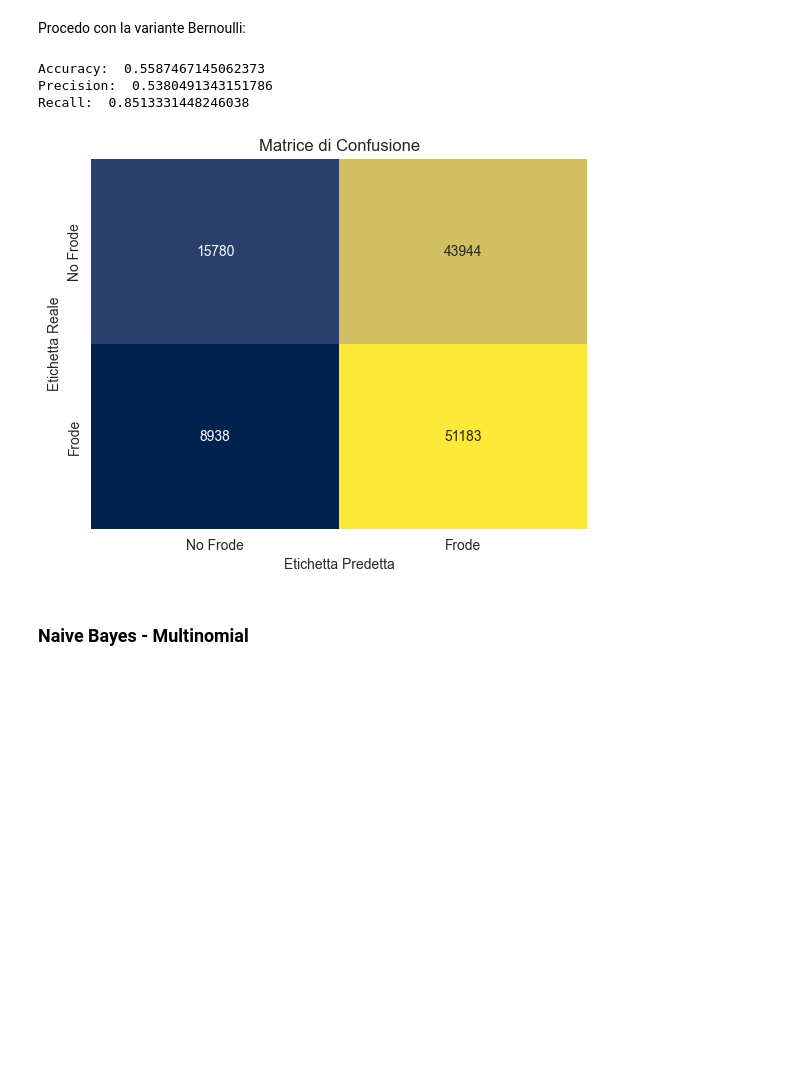
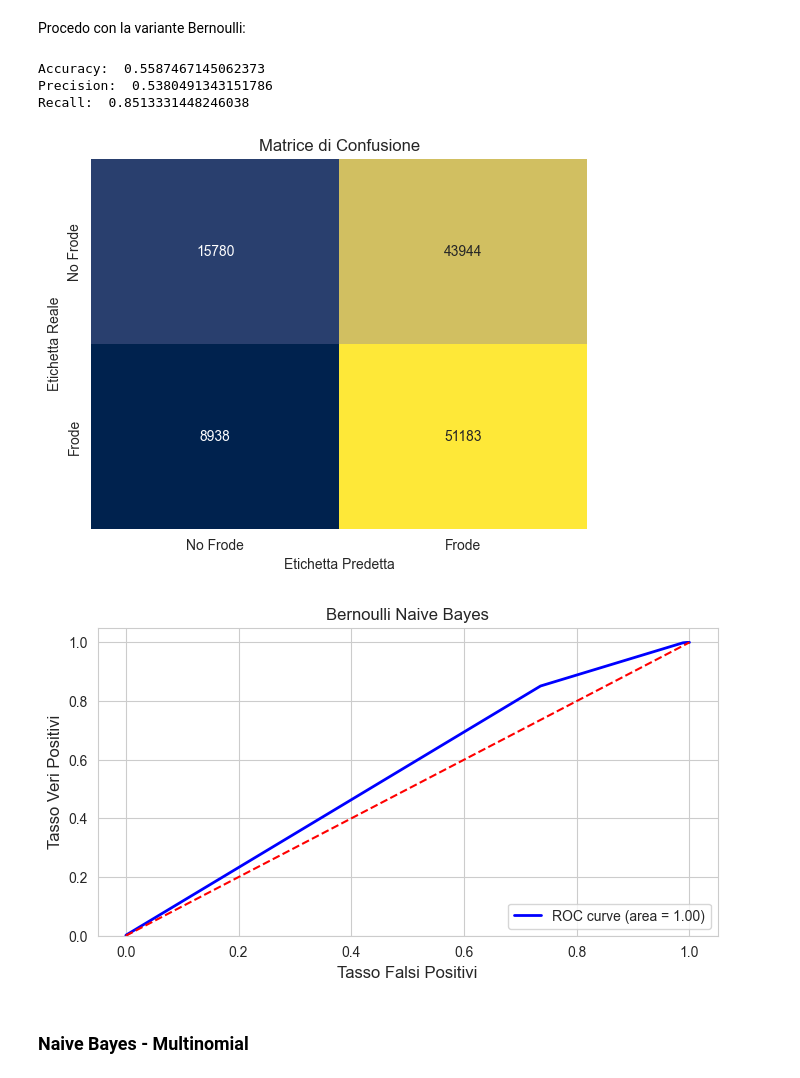
Before and after one commit to marcosantoriello/CCFDetector, a Jupyter notebook: CreditCardFraudDetector.ipynb, the cells around one changed output. Saved outputs shown, nothing was run; the diff lists cells and outputs as text; code cells hidden in the pictures; blank space fills up the shorter version.

```diff
--- a/CreditCardFraudDetector.ipynb
+++ b/CreditCardFraudDetector.ipynb
@@ -511,31 +534,38 @@ Procedo con la variante Bernoulli:
 # %%
 # Addestramento modello
 bnb.fit(X_train,y_train)
 
 # Predizione
 y_pred_bnb = bnb.predict(X_test)
 
 accuracyBNB = accuracy_score(y_test,y_pred_bnb)
 precisionBNB = precision_score(y_test,y_pred_bnb)
 recallBNB = recall_score(y_test,y_pred_bnb)
 
 print('Accuracy: ', accuracyBNB)
 print('Precision: ', precisionBNB)
 print('Recall: ' , recallBNB)
 
 # Confusion Matrix
 labels = ['No Frode', 'Frode']
 confusion_matrix_result = confusion_matrix(y_test, y_pred_bnb)
 sns.heatmap(confusion_matrix_result, annot=True, fmt='d', cmap='cividis', xticklabels=labels, yticklabels=labels, cbar=False)
 plt.title('Matrice di Confusione')
 plt.xlabel('Etichetta Predetta')
 plt.ylabel('Etichetta Reale')
 plt.show()
+
+# ROC-AUC Curve
+fpr_bnb, tpr_bnb, _ = roc_curve(y_test, bnb.predict_proba(X_test)[:, 1])
+roc_auc_bnb = auc(fpr_bnb, tpr_bnb) # Calcolo Area Under the Curve
+
+plot_roc_auc_curve(fpr_bnb, tpr_bnb, 'Bernoulli Naive Bayes')
 # %% [output]
 Accuracy:  0.5587467145062373
 Precision:  0.5380491343151786
 Recall:  0.8513331448246038
 [figure]
+[figure, added]
 # %% [markdown]
 ### Naive Bayes - Multinomial
 # %% [markdown]
```
Also changed, not shown: parts of 15 cells of this notebook, 2 other files.
